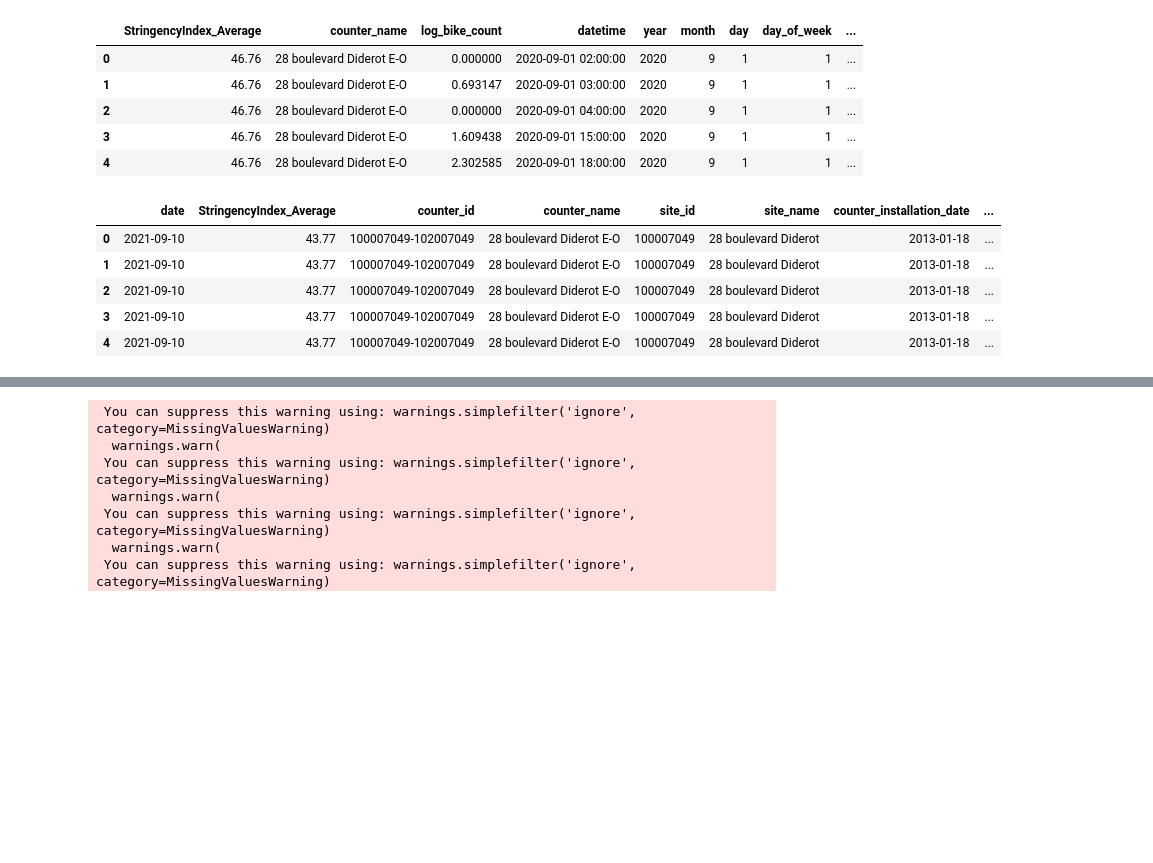
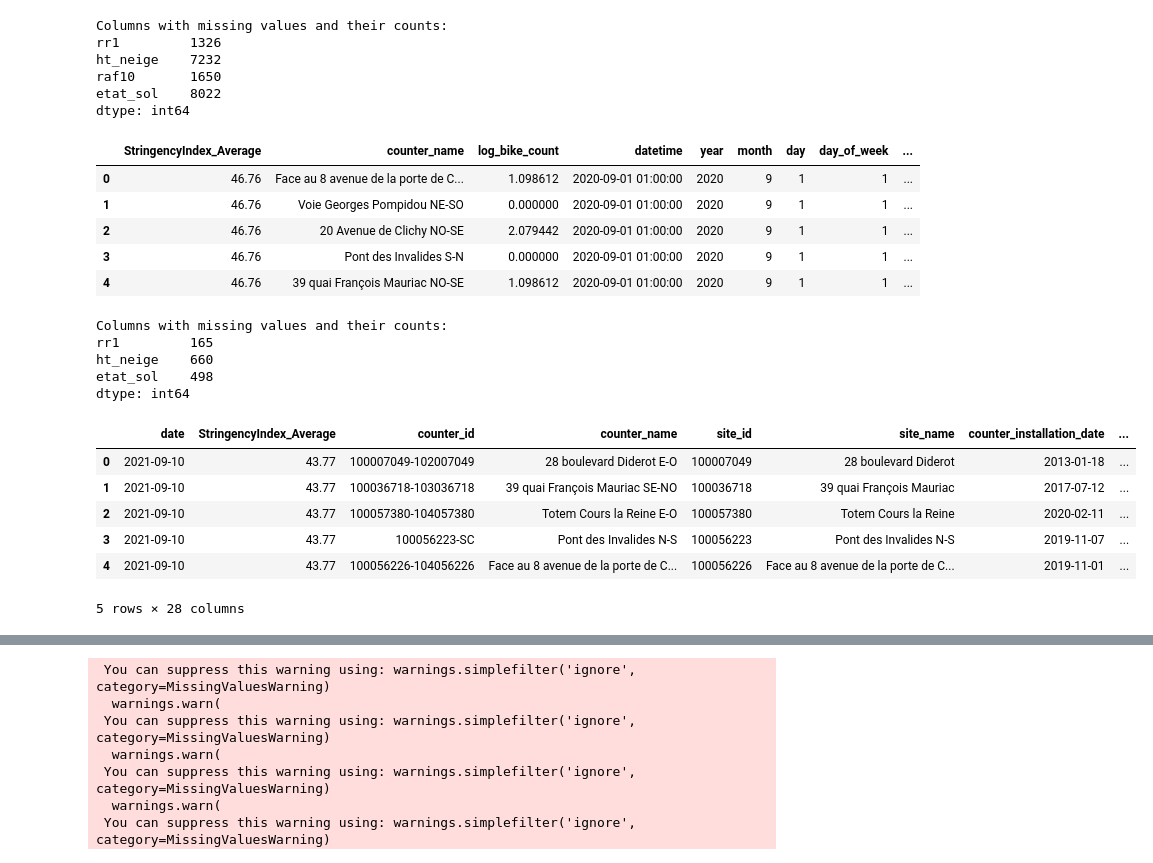
Before and after one commit to maximotk/bike_counters, a Jupyter notebook: Forecasting_with_test_data.ipynb, the cells around one changed output, grey strips where cells are left out. Cells and saved outputs as stored; diff of their text form; code cells hidden in the pictures; blank space fills up the shorter version.

```diff
--- a/Forecasting_with_test_data.ipynb
+++ b/Forecasting_with_test_data.ipynb
@@ -52,34 +24,46 @@ data = pd.read_parquet(Path("data") / "train.parquet")
 data = codify_date_2(data)
 data = remove_outliers(data)
 data = covid_19_2(data)
-#data = add_weather(data)
-#data = handle_missing_values(data, "linear")
+data = add_weather(data)
+data = handle_missing_values(data, "linear")
 data = data.drop(columns=["counter_id", "site_id", "site_name",
                                 "counter_installation_date",
                               "coordinates", "counter_technical_id",
                               "latitude", "longitude", "date", "bike_count"])
 data.head()
 # %% [output]
+Columns with missing values and their counts:
+rr1         1326
+ht_neige    7232
+raf10       1650
+etat_sol    8022
+dtype: int64
 |  | StringencyIndex_Average | counter_name | log_bike_count | datetime | year | month | day | day_of_week | ... |
-| 0 | 46.76 | 28 boulevard Diderot E-O | 0.000000 | 2020-09-01 02:00:00 | 2020 | 9 | 1 | 1 | ... |
-| 1 | 46.76 | 28 boulevard Diderot E-O | 0.693147 | 2020-09-01 03:00:00 | 2020 | 9 | 1 | 1 | ... |
-| 2 | 46.76 | 28 boulevard Diderot E-O | 0.000000 | 2020-09-01 04:00:00 | 2020 | 9 | 1 | 1 | ... |
-| 3 | 46.76 | 28 boulevard Diderot E-O | 1.609438 | 2020-09-01 15:00:00 | 2020 | 9 | 1 | 1 | ... |
-| 4 | 46.76 | 28 boulevard Diderot E-O | 2.302585 | 2020-09-01 18:00:00 | 2020 | 9 | 1 | 1 | ... |
+| 0 | 46.76 | Face au 8 avenue de la porte de C... | 1.098612 | 2020-09-01 01:00:00 | 2020 | 9 | 1 | 1 | ... |
+| 1 | 46.76 | Voie Georges Pompidou NE-SO | 0.000000 | 2020-09-01 01:00:00 | 2020 | 9 | 1 | 1 | ... |
+| 2 | 46.76 | 20 Avenue de Clichy NO-SE | 2.079442 | 2020-09-01 01:00:00 | 2020 | 9 | 1 | 1 | ... |
+| 3 | 46.76 | Pont des Invalides S-N | 0.000000 | 2020-09-01 01:00:00 | 2020 | 9 | 1 | 1 | ... |
+| 4 | 46.76 | 39 quai François Mauriac NO-SE | 1.098612 | 2020-09-01 01:00:00 | 2020 | 9 | 1 | 1 | ... |
 # %%
 X_test = pd.read_parquet(Path("data") / "final_test.parquet")
 X_test = codify_date_2(X_test)
 X_test = covid_19_2(X_test)
-#X_test = add_weather(X_test)
-#X_test = handle_missing_values(X_test, "linear")
+X_test = add_weather(X_test)
+X_test = handle_missing_values(X_test, "linear")
 
 X_test.head()
 # %% [output]
+Columns with missing values and their counts:
+rr1         165
+ht_neige    660
+etat_sol    498
+dtype: int64
 |  | date | StringencyIndex_Average | counter_id | counter_name | site_id | site_name | counter_installation_date | ... |
 | 0 | 2021-09-10 | 43.77 | 100007049-102007049 | 28 boulevard Diderot E-O | 100007049 | 28 boulevard Diderot | 2013-01-18 | ... |
-| 1 | 2021-09-10 | 43.77 | 100007049-102007049 | 28 boulevard Diderot E-O | 100007049 | 28 boulevard Diderot | 2013-01-18 | ... |
-| 2 | 2021-09-10 | 43.77 | 100007049-102007049 | 28 boulevard Diderot E-O | 100007049 | 28 boulevard Diderot | 2013-01-18 | ... |
-| 3 | 2021-09-10 | 43.77 | 100007049-102007049 | 28 boulevard Diderot E-O | 100007049 | 28 boulevard Diderot | 2013-01-18 | ... |
-| 4 | 2021-09-10 | 43.77 | 100007049-102007049 | 28 boulevard Diderot E-O | 100007049 | 28 boulevard Diderot | 2013-01-18 | ... |
+| 1 | 2021-09-10 | 43.77 | 100036718-103036718 | 39 quai François Mauriac SE-NO | 100036718 | 39 quai François Mauriac | 2017-07-12 | ... |
+| 2 | 2021-09-10 | 43.77 | 100057380-104057380 | Totem Cours la Reine E-O | 100057380 | Totem Cours la Reine | 2020-02-11 | ... |
+| 3 | 2021-09-10 | 43.77 | 100056223-SC | Pont des Invalides N-S | 100056223 | Pont des Invalides N-S | 2019-11-07 | ... |
+| 4 | 2021-09-10 | 43.77 | 100056226-104056226 | Face au 8 avenue de la porte de C... | 100056226 | Face au 8 avenue de la porte de C... | 2019-11-01 | ... |
+5 rows × 28 columns
 # %%
 series_train = data[["counter_name", "datetime", "log_bike_count"]]
```
Also changed, not shown: parts of 19 cells of this notebook, 1 other file.
